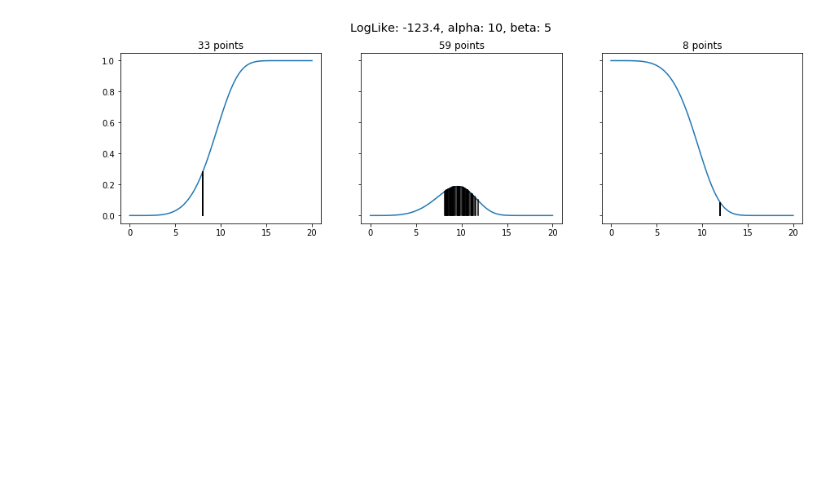
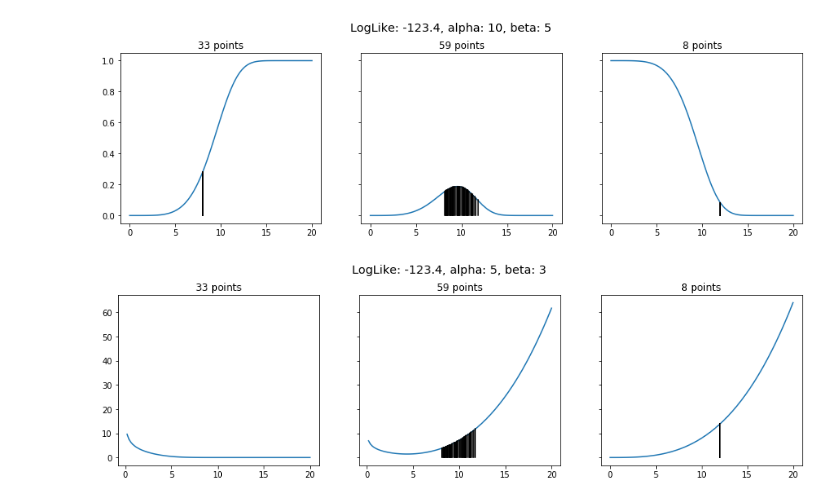
Before and after one commit to derrynknife/SurPyval, a Jupyter notebook: guides/MLE Visualisation.ipynb, the cells around one changed output. Drawn from its saved outputs; the diff is of its cells as text; code cells hidden in the pictures; blank space fills up the shorter version.

Commit message:
Added notebook demonstrating the plot function

```diff
--- a/guides/MLE Visualisation.ipynb
+++ b/guides/MLE Visualisation.ipynb
@@ -73,3 +83,28 @@ for dt, cc in zip(t, c):
 f.subplots_adjust(top=0.85)
 # %% [output]
 [figure]
+# %%
+alpha = 5
+beta = 3
+f, (ax1, ax2, ax3) = plt.subplots(1, 3, sharey=True)
+f.set_figheight(4)
+f.set_figwidth(15)
+f.suptitle('LogLike: ' + str(-123.4) + ', alpha: ' + str(alpha) + ', beta: ' + str(beta), fontsize='x-large')
+ax1.plot(x, -np.log(dist.ff(x, alpha, beta)))
+for dt, cc in zip(t, c):
+    if cc == -1:
+        ax1.plot((dt, dt), (0, -np.log(dist.ff(dt, alpha, beta))), 'k-')
+    ax1.set_title(str(sum(c == -1)) + ' points')
+ax2.plot(x, -np.log(dist.df(x, alpha, beta)))
+for dt, cc in zip(t, c):
+    if cc == 0:
+        ax2.plot((dt, dt), (0, -np.log(dist.df(dt, alpha, beta))), 'k-')
+    ax2.set_title(str(sum(c == 0)) + ' points')
+ax3.plot(x, -np.log(dist.sf(x, alpha, beta)))
+for dt, cc in zip(t, c):
+    if cc == 1:
+        ax3.plot((dt, dt), (0, -np.log(dist.sf(dt, alpha, beta))), 'k-')
+    ax3.set_title(str(sum(c == 1)) + ' points')
+f.subplots_adjust(top=0.85)
+# %% [output]
+[figure, added]
```
Also changed, not shown: parts of 4 cells of this notebook, 1 other file.
